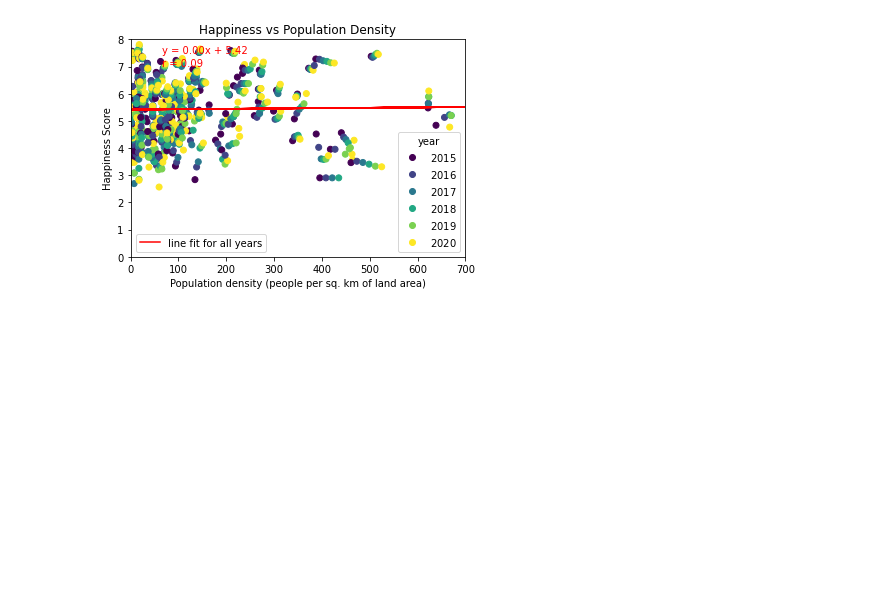
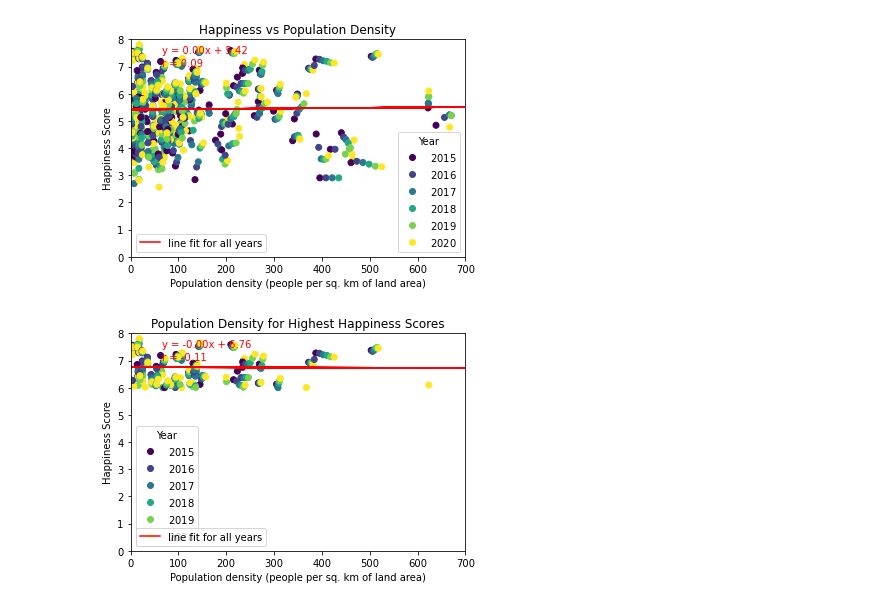
Before and after one commit to kawandag/PopulationvsHappinessData, a Jupyter notebook: population density/Project 1_PopulationvsHappinessData.ipynb, the cells around one changed output. Cells and saved outputs as stored; diff of their text form; code cells hidden in the pictures; blank space fills up the shorter version.

```diff
--- a/population density/Project 1_PopulationvsHappinessData.ipynb
+++ b/population density/Project 1_PopulationvsHappinessData.ipynb
@@ -167,3 +178,43 @@ plt.savefig("populationandhappinessscore.png")
 plt.show()
 # %% [output]
 [figure]
+# %%
+# countries with happiness score higher than 6
+
+highest_pop_df = popHapp_data.loc[popHapp_data["Score"] > 6, [
+    ("Population density (people per sq. km of land area)"), "Country", "Year", "Score"]]
+
+highest_pop_df.sort_values(['Population density (people per sq. km of land area)', 'Country'], ascending=False).groupby('Year').head()
+
+highest_pop_df.to_csv("HighestScoredHappiness.csv")
+# %%
+
+fig, ax = plt.subplots()
+
+
+plt.xlim(0, 700)
+plt.ylim(0, 8)
+
+(m, b, r, p, stderr) = linregress(highest_pop_df['Population density (people per sq. km of land area)'], highest_pop_df["Score"])
+y_regress = m * highest_pop_df['Population density (people per sq. km of land area)'] + b
+
+# Plot line of regression
+plt.plot(highest_pop_df['Population density (people per sq. km of land area)'], y_regress, color="red", label = "line fit for all years")
+plt.annotate(f"y = {m:.2f}x + {b:.2f}", color="red", xy=(65, 7.5))
+plt.annotate(f"r = {r:.2f}", color="red", xy=(65, 7.0))
+
+# create scatter plot
+
+b = plt.scatter(highest_pop_df['Population density (people per sq. km of land area)'], highest_pop_df["Score"],c=highest_pop_df['Year'])
+legend = plt.legend(*b.legend_elements(), title ='Year')
+ax.add_artist(legend)
+ax.legend(bbox_to_anchor=(1.1, 1.05))
+plt.legend([b],labels=['line fit for all years'])
+
+plt.title("Population Density for Highest Happiness Scores")
+plt.xlabel('Population density (people per sq. km of land area)')
+plt.ylabel("Happiness Score")
+plt.savefig("highestpopulationandhappinessscore.png")
+plt.show()
+# %% [output]
+[figure, added]
```
Also changed, not shown: parts of 8 cells of this notebook, 4 other files.
